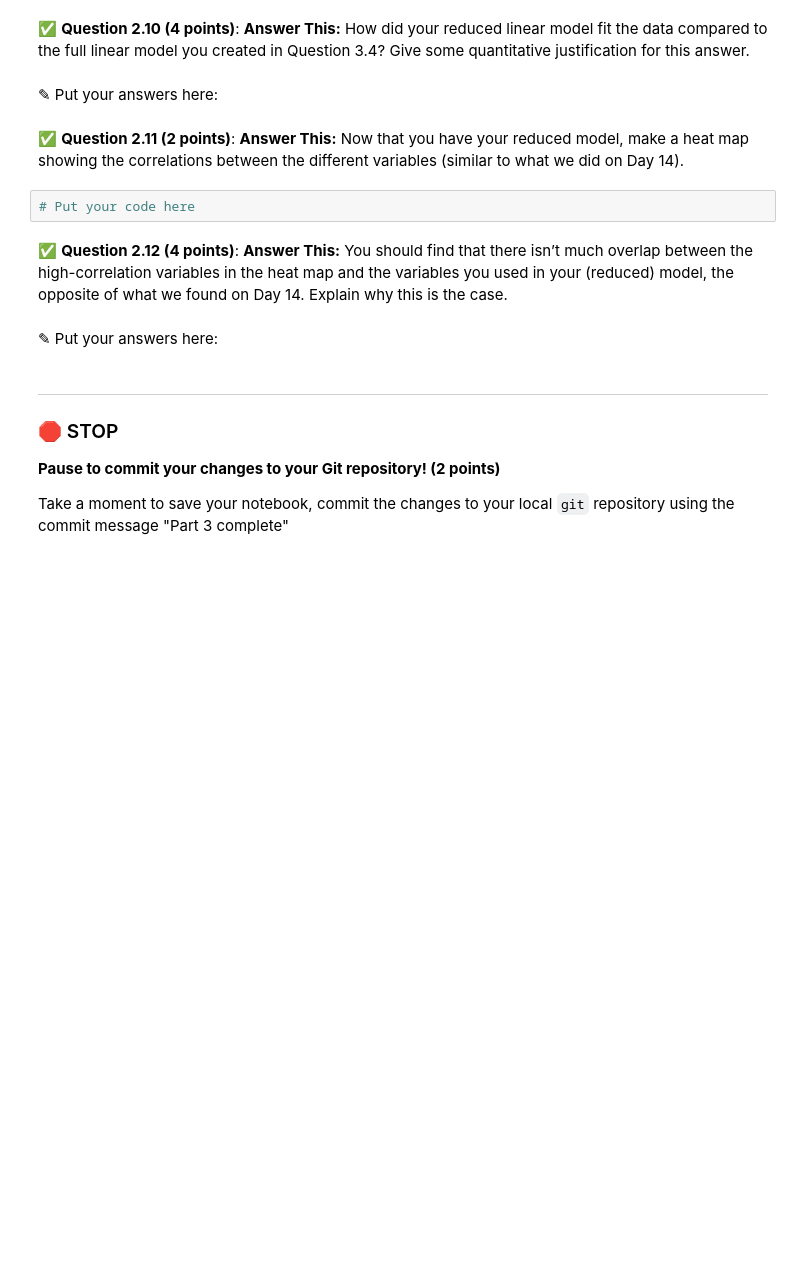
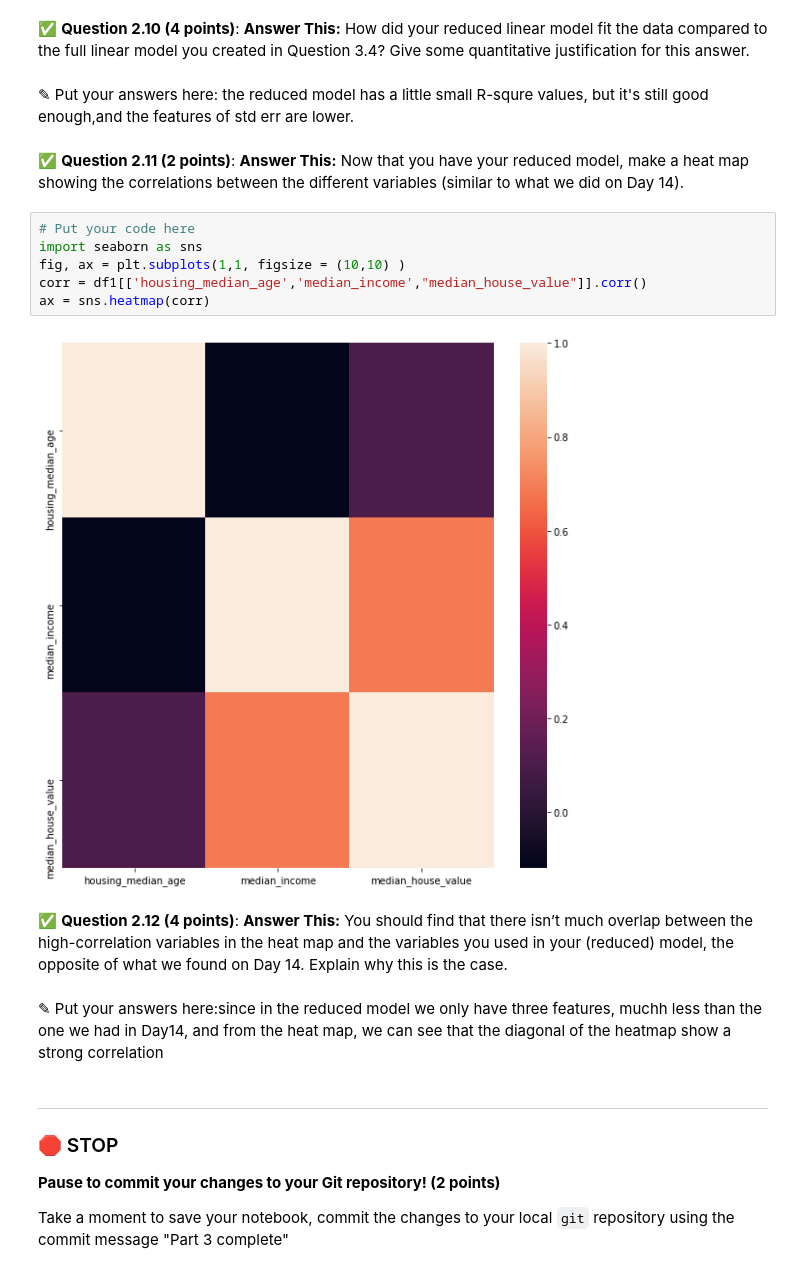
Before and after one commit to Kikuchanw/cmse202-f22-turnin, a Jupyter notebook: hw-04/HW-04_Regression-STUDENT.ipynb, the cells around one changed output. Saved outputs shown, nothing was run; the diff lists cells and outputs as text; blank space fills up the shorter version.

```diff
--- a/hw-04/HW-04_Regression-STUDENT.ipynb
+++ b/hw-04/HW-04_Regression-STUDENT.ipynb
@@ -162,15 +253,21 @@ Multicollinearity is a statistical phenomenon where some of the features in a mo
 # %% [markdown]
 &#9989;  **Question 2.10 (4 points)**: **Answer This:** How did your reduced linear model fit the data compared to the full linear model you created in Question 3.4? Give some quantitative justification for this answer.
 # %% [markdown]
-<font size=+3>&#9998;</font> Put your answers here:
+<font size=+3>&#9998;</font> Put your answers here: the reduced model has a little small R-squre values, but it's still good enough,and the features of std err are lower.
 # %% [markdown]
 &#9989;  **Question 2.11 (2 points)**: **Answer This:** Now that you have your reduced model, make a heat map showing the correlations between the different variables (similar to what we did on Day 14).
-# %%
-# Put your code here
+# %%
+# Put your code here
+import seaborn as sns
+fig, ax = plt.subplots(1,1, figsize = (10,10) )
+corr = df1[['housing_median_age','median_income',"median_house_value"]].corr()
+ax = sns.heatmap(corr)
+# %% [output]
+[figure, added]
 # %% [markdown]
 &#9989;  **Question 2.12 (4 points)**: **Answer This:** You should find that there isn’t much overlap between the high-correlation variables in the heat map and the variables you used in your (reduced)  model, the opposite of what we found on Day 14. Explain why this is the case.
-# %% [markdown]
-<font size=+3>&#9998;</font> Put your answers here:
+# %% [markdown]
+<font size=+3>&#9998;</font> Put your answers here:since in the reduced model we only have three features, muchh less than the one we had in Day14, and from the heat map, we can see that the diagonal of the heatmap show a strong correlation
 # %% [markdown]
 ---
 ### &#128721; STOP
```
Also changed, not shown: parts of 18 cells of this notebook.
